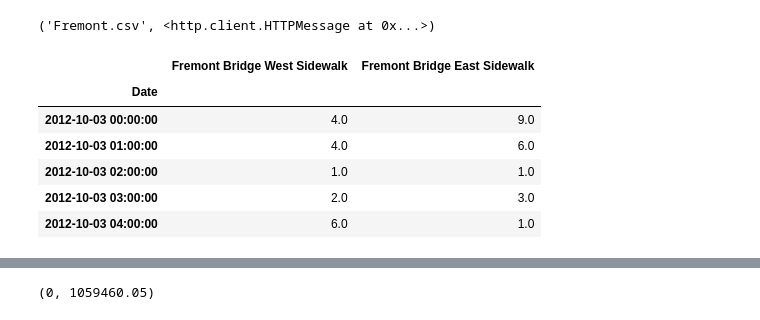
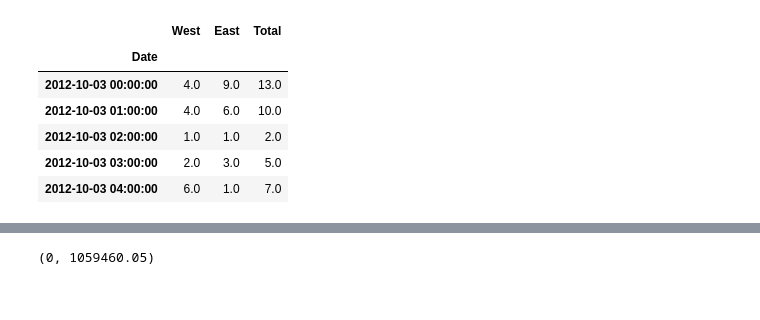
Before and after one commit to abhinra/JupyterWorkflow, a Jupyter notebook: JupyterWorkflow.ipynb, the cells around one changed output, grey strips where cells are left out. Drawn from its saved outputs; the diff is of its cells as text; code cells hidden in the pictures.

```diff
--- a/JupyterWorkflow.ipynb
+++ b/JupyterWorkflow.ipynb
@@ -3,17 +0,0 @@ URL = "https://data.seattle.gov/api/views/65db-xm6k/rows.csv?accessType=DOWNLOAD
-# %%
-from urllib.request import urlretrieve
-urlretrieve(URL, "Fremont.csv")
-# %% [output]
-('Fremont.csv', <http.client.HTTPMessage at 0x...>)
-# %%
-import pandas as pd
-data = pd.read_csv("Fremont.csv", index_col="Date", parse_dates=True)
-data.head(5)
-# %% [output]
-|  | Fremont Bridge West Sidewalk | Fremont Bridge East Sidewalk |
-| Date |  |  |
-| 2012-10-03 00:00:00 | 4.0 | 9.0 |
-| 2012-10-03 01:00:00 | 4.0 | 6.0 |
-| 2012-10-03 02:00:00 | 1.0 | 1.0 |
-| 2012-10-03 03:00:00 | 2.0 | 3.0 |
-| 2012-10-03 04:00:00 | 6.0 | 1.0 |
@@ -20 +19,12 @@ data.head(5)
+# %%
+data = get_fremont_data()
+data.head()
+# %% [output]
+|  | West | East | Total |
+| Date |  |  |  |
+| 2012-10-03 00:00:00 | 4.0 | 9.0 | 13.0 |
+| 2012-10-03 01:00:00 | 4.0 | 6.0 | 10.0 |
+| 2012-10-03 02:00:00 | 1.0 | 1.0 | 2.0 |
+| 2012-10-03 03:00:00 | 2.0 | 3.0 | 5.0 |
+| 2012-10-03 04:00:00 | 6.0 | 1.0 | 7.0 |
 # %%
```
Also changed, not shown: parts of 6 cells of this notebook.
